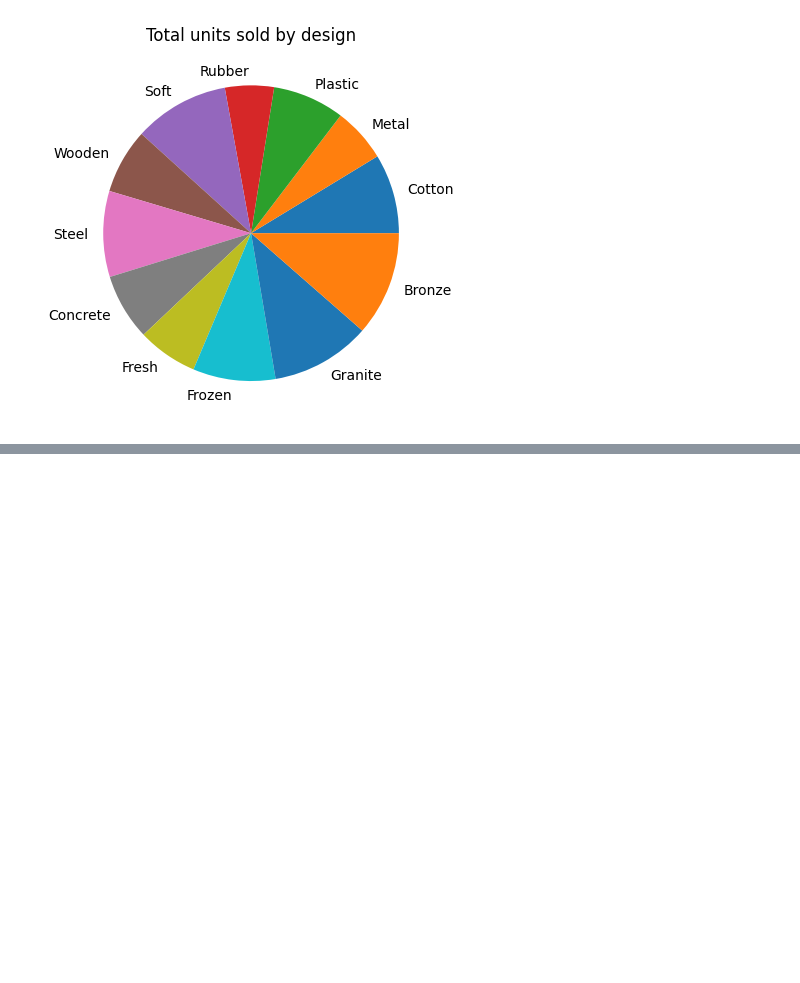
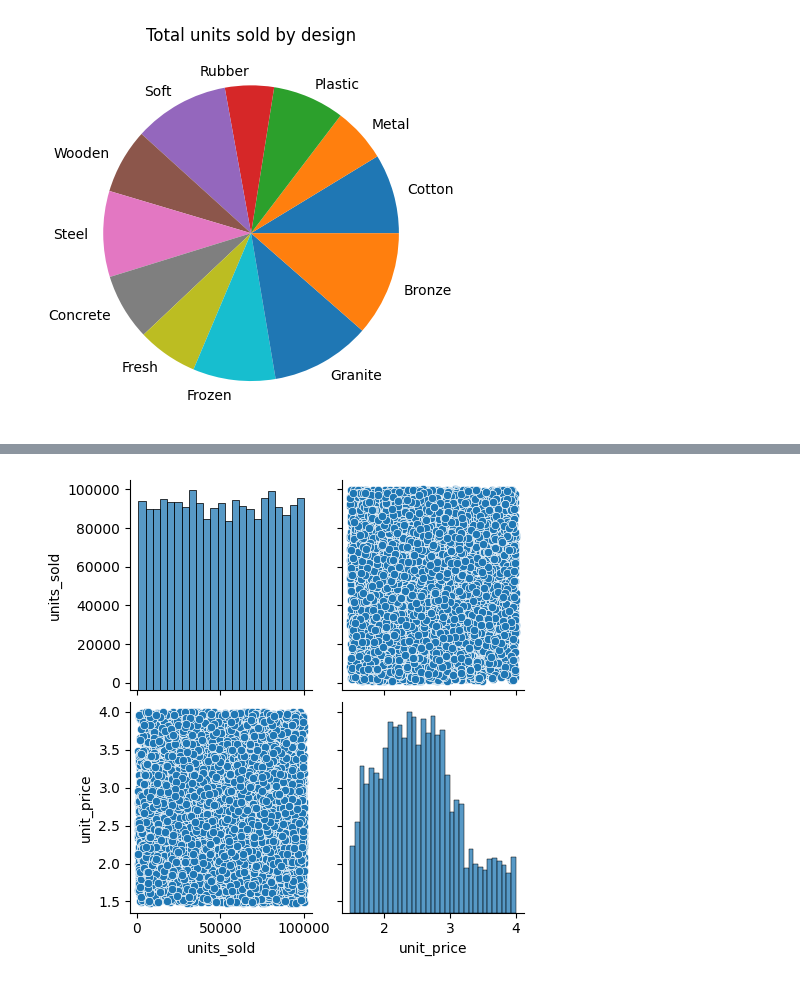
Before and after one commit to andrewstride/NC-ETL-project, a Jupyter notebook: python/data_queries.ipynb, the cells around one changed output, grey strips where cells are left out. Cells and saved outputs as stored; diff of their text form; code cells hidden in the pictures; blank space fills up the shorter version.

```diff
--- a/python/data_queries.ipynb
+++ b/python/data_queries.ipynb
@@ -152,13 +154,0 @@ plt.show()
-# %%
-time_rows = conn.run("""SELECT SUM(units_sold) AS total_units_sold,
-                         CONCAT(month_name, ' ', year) AS month,
-                     design_name AS design
-                         FROM dim_date
-                         JOIN fact_sales_order
-                         ON fact_sales_order.created_date = dim_date.date_id
-                     JOIN dim_design
-                     ON fact_sales_order.design_id = dim_design.design_id
-                         GROUP BY month, month_name, year
-                     ORDER BY year, month;""")
-time_cols = [col['name'] for col in conn.columns]
-time_df = pd.DataFrame(time_rows, columns=time_cols)
@@ -268,0 +155,19 @@ final_df
+# %%
+unit_rows = conn.run("""SELECT units_sold,
+                     CASE WHEN
+                     currency_code = 'USD'
+                     THEN unit_price * 0.74
+                     WHEN currency_code = 'EUR'
+                     THEN unit_price * 0.8
+                     ELSE unit_price END unit_price
+                         FROM fact_sales_order
+                     JOIN dim_currency
+                     ON dim_currency.currency_id = fact_sales_order.currency_id
+                     ;""")
+unit_cols = [col['name'] for col in conn.columns]
+unit_df = pd.DataFrame(unit_rows, columns=unit_cols)
+unit_df
+sns.pairplot(data=unit_df, kind='scatter')
+plt.show()
+# %% [output]
+[figure, added]
```
Also changed, not shown: parts of 12 cells of this notebook, 1 other file.
